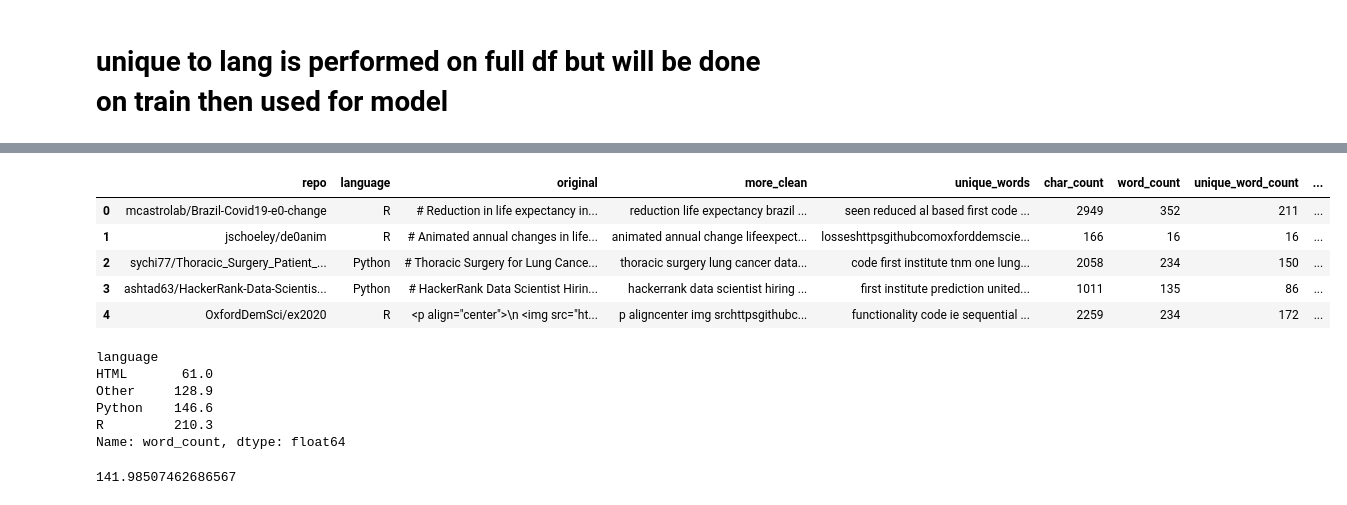
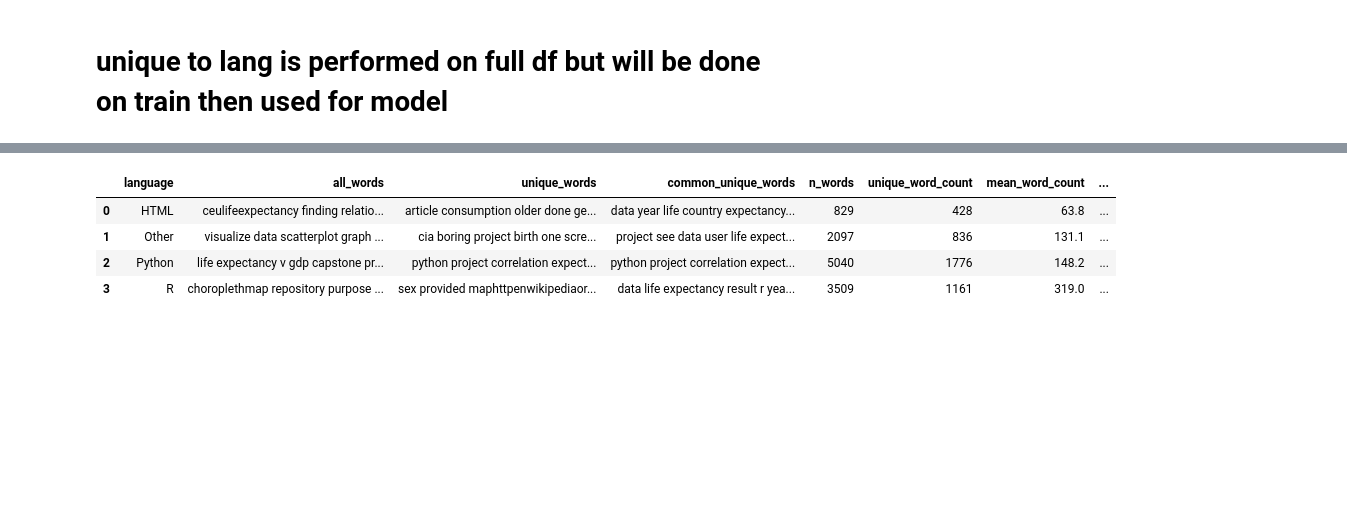
Before and after one commit to Two-Guys-and-a-Gal/NLP-Project, a Jupyter notebook: chris_work.ipynb, the cells around one changed output, grey strips where cells are left out. Cells and saved outputs as stored; diff of their text form; code cells hidden in the pictures; blank space fills up the shorter version.

```diff
--- a/chris_work.ipynb
+++ b/chris_work.ipynb
@@ -585,4 +670,6 @@ results
 # %%
 df = pd.read_json('data.json')
-df.language.value_counts()
+df = prepare.prep_data(df)
+train = prepare.split_data(df)[0]
+train.head()
 # %% [output]
@@ -662,14 +693,14 @@ def get_common_unique_words(text, threshold=5):
     return new_string
 # %%
 # combine all strings in more_clean where language is the same
-languages = df.groupby('language')['more_clean'].apply(lambda x: ' '.join(x)).reset_index()
+languages = train.groupby('language')['more_clean'].apply(lambda x: ' '.join(x)).reset_index()
 languages.rename(columns={'more_clean':'all_words'}, inplace=True)
-languages['unique_words'] = df.groupby('language')['unique_words'].apply(lambda x: ' '.join(x)).values
+languages['unique_words'] = train.groupby('language')['unique_words'].apply(lambda x: ' '.join(x)).values
 languages['common_unique_words'] = languages.unique_words.apply(get_common_unique_words)
 languages['n_words'] = languages['all_words'].apply(lambda x: len(x.split()))
 languages['unique_word_count'] = languages['all_words'].apply(lambda x: len(set(x.split())))
-languages['mean_word_count'] = df.groupby('language')['word_count'].mean().values.round(1)
-languages['median_word_count'] = df.groupby('language')['word_count'].median().values.round(1)
+languages['mean_word_count'] = train.groupby('language')['word_count'].mean().values.round(1)
+languages['median_word_count'] = train.groupby('language')['word_count'].median().values.round(1)
 languages['most_common_word'] = languages['unique_words'].apply(lambda x: prepare.n_most_common_word(x))
 languages['2nd_most_common_word'] = languages['unique_words'].apply(lambda x: prepare.n_most_common_word(x,2))
 languages['3rd_most_common_word'] = languages['unique_words'].apply(lambda x: prepare.n_most_common_word(x,3))
@@ -685,13 +716,16 @@ languages
 # %%
+# makes sets of all words in all languages so no words are repeated
 html_set = set(languages[languages.language=='HTML'].common_unique_words.values[0].split())
 python_set = set(languages[languages.language=='Python'].common_unique_words.values[0].split())
 r_set = set(languages[languages.language=='R'].common_unique_words.values[0].split())
 other_set = set(languages[languages.language=='Other'].common_unique_words.values[0].split())
-unique_to_html = html_set - python_set - r_set - other_set
-unique_to_python = python_set - html_set - r_set - other_set
-unique_to_r = r_set - html_set - python_set - other_set
-unique_to_other = other_set - html_set - python_set - r_set
-unique_to_lang = [unique_to_html, unique_to_python, unique_to_r, unique_to_other]
+#remove words found in other languages
+unique_to_html = " ".join(html_set - python_set - r_set - other_set)
+unique_to_python = " ".join(python_set - html_set - r_set - other_set)
+unique_to_r = " ".join(r_set - html_set - python_set - other_set)
+unique_to_other = " ".join(other_set - html_set - python_set - r_set)
+# make a series to add to the dataframe
+unique_to_lang = [unique_to_html, unique_to_other, unique_to_python, unique_to_r]
 # %% [markdown]
 # unique to lang is performed on full df but will be done on train then used for model
 # %%
@@ -706,23 +847,8 @@ languages.head()
 # %%
-df.head()
+languages.head()
 # %% [output]
-|  | repo | language | original | more_clean | unique_words | char_count | word_count | unique_word_count | ... |
-| 0 | mcastrolab/Brazil-Covid19-e0-change | R | # Reduction in life expectancy in... | reduction life expectancy brazil ... | seen reduced al based first code ... | 2949 | 352 | 211 | ... |
-| 1 | jschoeley/de0anim | R | # Animated annual changes in life... | animated annual change lifeexpect... | losseshttpsgithubcomoxforddemscie... | 166 | 16 | 16 | ... |
-| 2 | sychi77/Thoracic_Surgery_Patient_... | Python | # Thoracic Surgery for Lung Cance... | thoracic surgery lung cancer data... | code first institute tnm one lung... | 2058 | 234 | 150 | ... |
-| 3 | ashtad63/HackerRank-Data-Scientis... | Python | # HackerRank Data Scientist Hirin... | hackerrank data scientist hiring ... | first institute prediction united... | 1011 | 135 | 86 | ... |
-| 4 | OxfordDemSci/ex2020 | R | <p align="center">\n <img src="ht... | p aligncenter img srchttpsgithubc... | functionality code ie sequential ... | 2259 | 234 | 172 | ... |
+|  | language | all_words | unique_words | common_unique_words | n_words | unique_word_count | mean_word_count | ... |
+| 0 | HTML | ceulifeexpectancy finding relatio... | article consumption older done ge... | data year life country expectancy... | 829 | 428 | 63.8 | ... |
+| 1 | Other | visualize data scatterplot graph ... | cia boring project birth one scre... | project see data user life expect... | 2097 | 836 | 131.1 | ... |
+| 2 | Python | life expectancy v gdp capstone pr... | python project correlation expect... | python project correlation expect... | 5040 | 1776 | 148.2 | ... |
+| 3 | R | choroplethmap repository purpose ... | sex provided maphttpenwikipediaor... | data life expectancy result r yea... | 3509 | 1161 | 319.0 | ... |
-# %%
-# groupby by language and get the average word count
-df.groupby('language')['word_count'].mean().round(1)
-# %% [output]
-language
-HTML       61.0
-Other     128.9
-Python    146.6
-R         210.3
-Name: word_count, dtype: float64
-# %%
-df.word_count.mean()
-# %% [output]
-141.98507462686567
```
Also changed, not shown: parts of 44 cells of this notebook.
